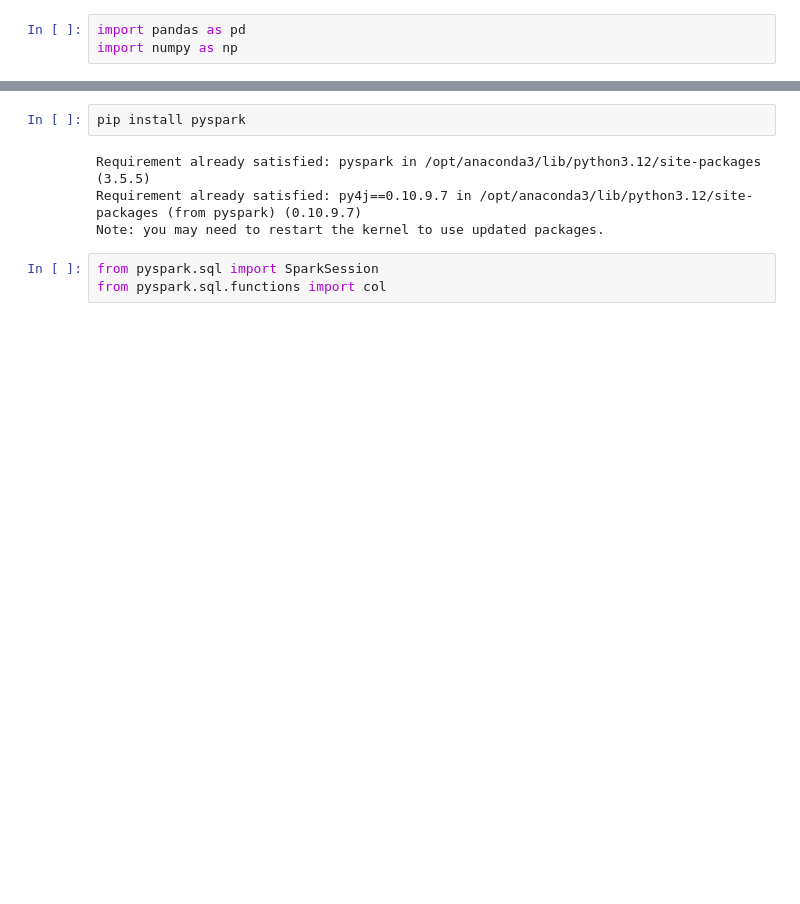
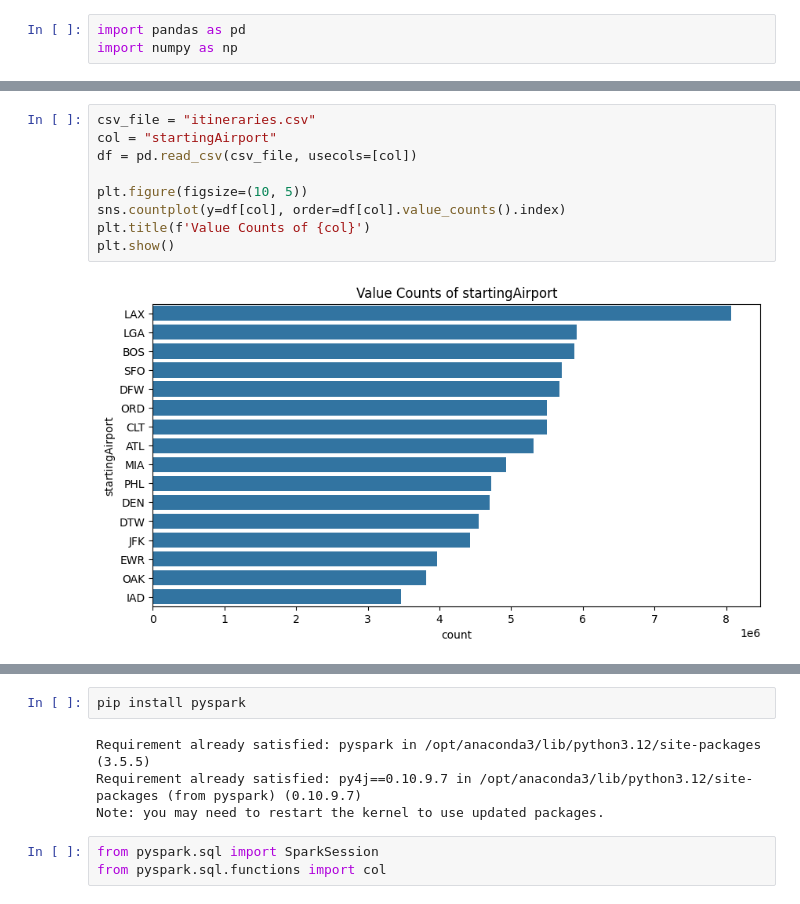
Before and after one commit to fangzhongfionaxu/AIT-DeepLearning-Project, a Jupyter notebook: Project MS1.ipynb, the cells around one changed output, grey strips where cells are left out. Drawn from its saved outputs; the diff is of its cells as text; blank space fills up the shorter version.

Commit message:
Add data visualization

```diff
--- a/Project MS1.ipynb
+++ b/Project MS1.ipynb
@@ -3,0 +115,11 @@ import numpy as np
+# %%
+csv_file = "itineraries.csv"
+col = "startingAirport"
+df = pd.read_csv(csv_file, usecols=[col])
+
+plt.figure(figsize=(10, 5))
+sns.countplot(y=df[col], order=df[col].value_counts().index)
+plt.title(f'Value Counts of {col}')
+plt.show()
+# %% [output]
+[figure, added]
```
Also changed, not shown: parts of 17 cells of this notebook.
